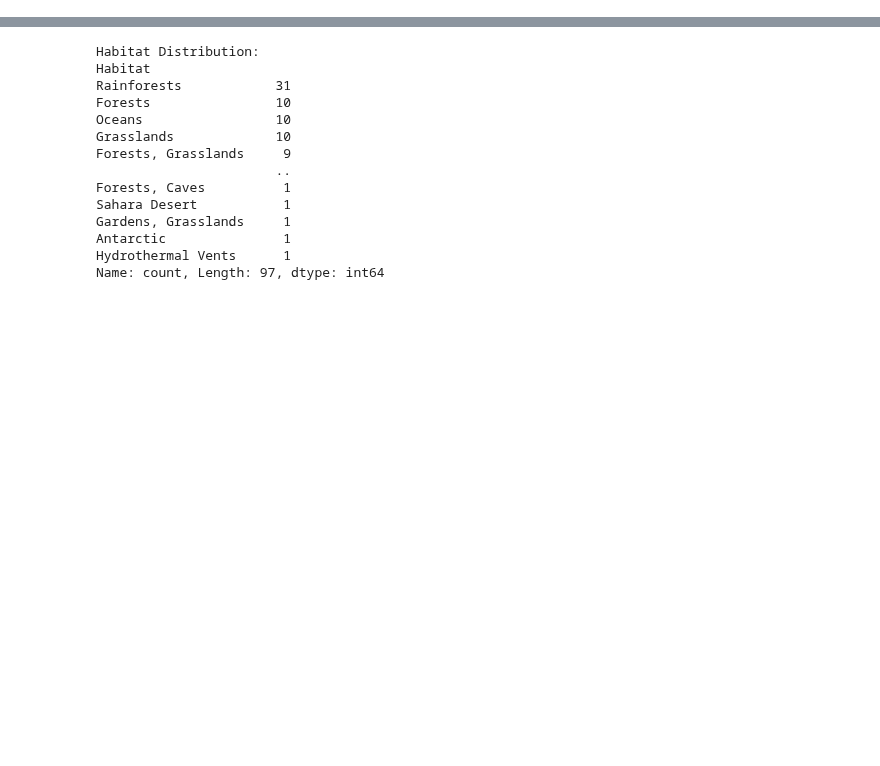
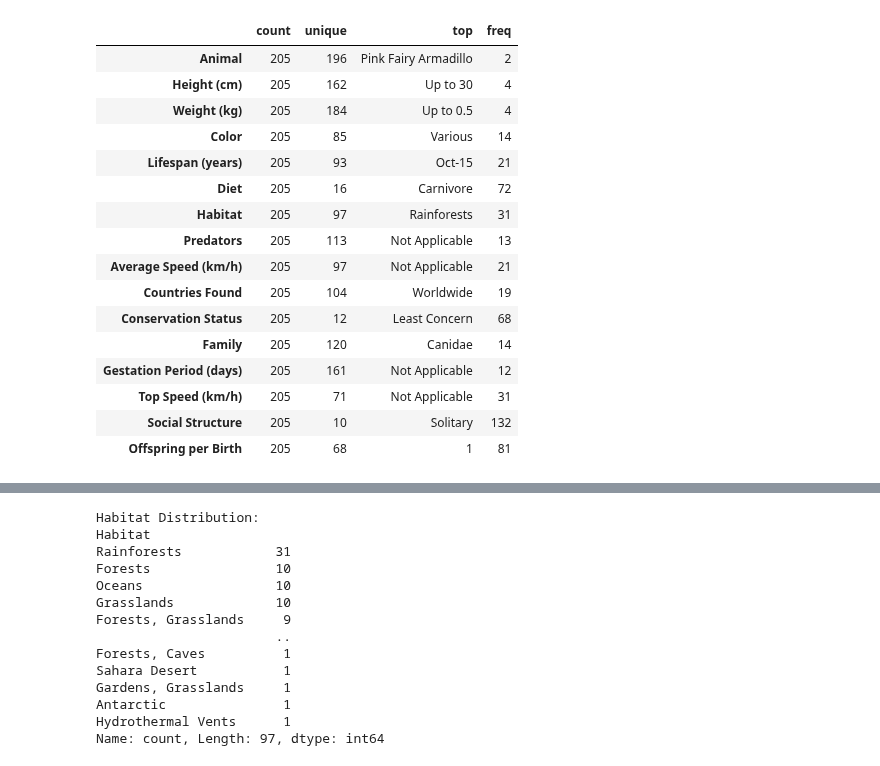
Before and after one commit to msandhiya07/Animaldboverview, a Jupyter notebook: Animladb.ipynb, the cells around one changed output, grey strips where cells are left out. Cells and saved outputs as stored; diff of their text form; code cells hidden in the pictures; blank space fills up the shorter version.

```diff
--- a/Animladb.ipynb
+++ b/Animladb.ipynb
@@ -3,6 +8,4 @@
 # %%
-import pandas as pd
 df=pd.read_csv("/content/Animal Dataset.csv")
-df=pd.DataFrame()
-print(d)
+df.head()
 # %% [output]
@@ -45,0 +123,21 @@ print(d)
+# %%
+#Exploratory data analysis
+df.describe().T
+# %% [output]
+|  | count | unique | top | freq |
+| Animal | 205 | 196 | Pink Fairy Armadillo | 2 |
+| Height (cm) | 205 | 162 | Up to 30 | 4 |
+| Weight (kg) | 205 | 184 | Up to 0.5 | 4 |
+| Color | 205 | 85 | Various | 14 |
+| Lifespan (years) | 205 | 93 | Oct-15 | 21 |
+| Diet | 205 | 16 | Carnivore | 72 |
+| Habitat | 205 | 97 | Rainforests | 31 |
+| Predators | 205 | 113 | Not Applicable | 13 |
+| Average Speed (km/h) | 205 | 97 | Not Applicable | 21 |
+| Countries Found | 205 | 104 | Worldwide | 19 |
+| Conservation Status | 205 | 12 | Least Concern | 68 |
+| Family | 205 | 120 | Canidae | 14 |
+| Gestation Period (days) | 205 | 161 | Not Applicable | 12 |
+| Top Speed (km/h) | 205 | 71 | Not Applicable | 31 |
+| Social Structure | 205 | 10 | Solitary | 132 |
+| Offspring per Birth | 205 | 68 | 1 | 81 |
```
Also changed, not shown: parts of 12 cells of this notebook.
